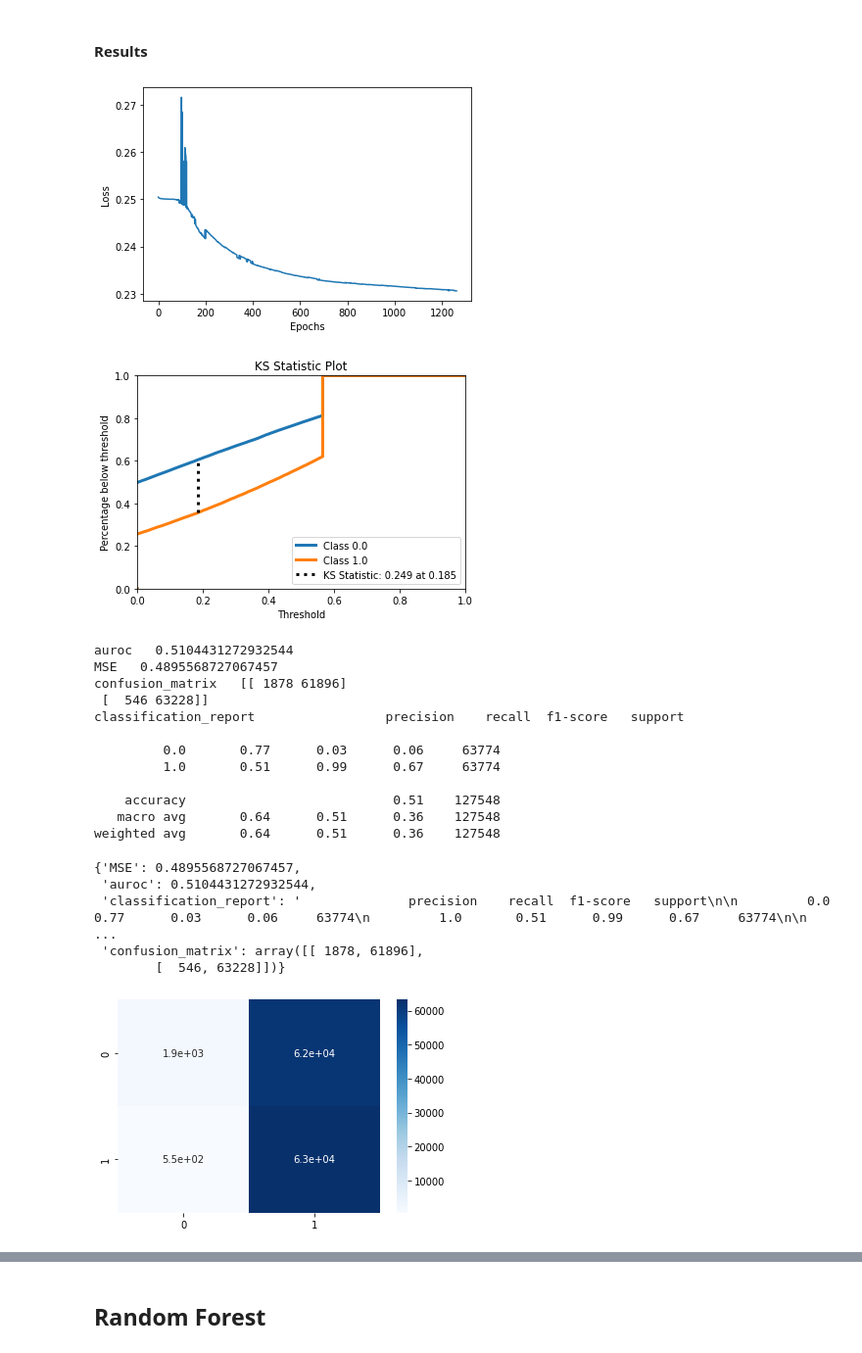
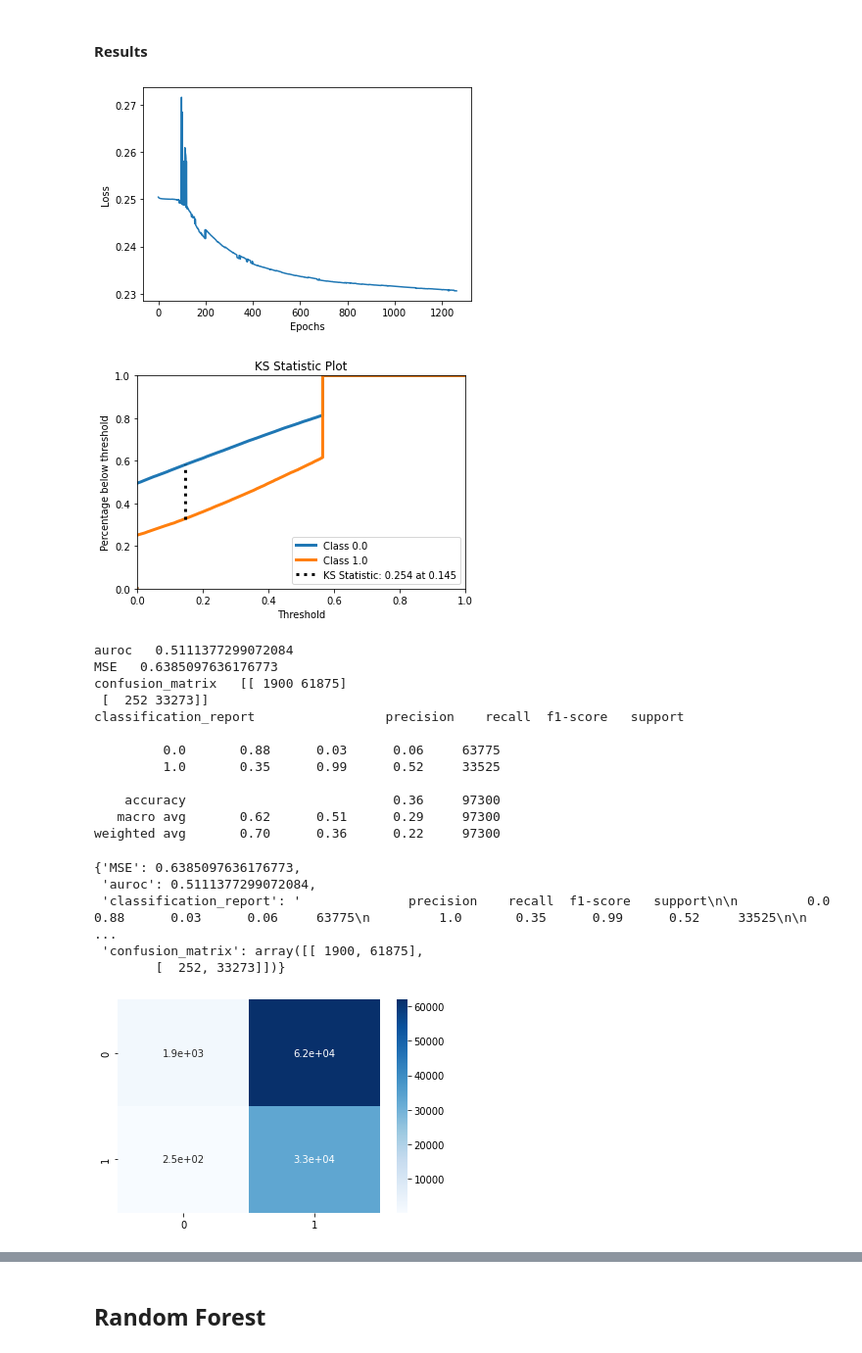
Before and after one commit to pietromasur/credit-risk-analysis, a Jupyter notebook: credit_risk_analysis.ipynb, the cells around one changed output, grey strips where cells are left out. Shown: that part at 98% size. Saved outputs shown, nothing was run; the diff lists cells and outputs as text; code cells hidden in the pictures.

```diff
--- a/credit_risk_analysis.ipynb
+++ b/credit_risk_analysis.ipynb
@@ -425,33 +425,33 @@ for optim in optimizers:
 # %%
 train_loader = DataLoader(train_data, 128)
 test_loader = DataLoader(test_data, 128)
 validation_loader = DataLoader(validation_data, 128)
 model = MLP(244, 5, 1, torch.nn.ReLU())
 model.load_state_dict(torch.load("gdrive/MyDrive/models_backup/model_last_optim_adagrad_criterion_MSE_lr_0.0005_num_hidden_1_num_neuron_5_activationReLU().pt"))
-loss, (all_targets, all_preds, all_preds_proba) = test(model, validation_loader, 'cross_entropy')
+loss, (all_targets, all_preds, all_preds_proba) = test(model, test_loader, 'cross_entropy')
 plotLossGraph("gdrive/MyDrive/models_backup/losses__optim_adagrad_criterion_MSE_lr_0.0005_num_hidden_1_num_neuron_5_activationReLU().pt.csv")
 get_metrics(all_targets, all_preds, all_preds_proba)
 # %% [output]
 [figure]
-[figure, old version]
+[figure, new version]
-auroc   0.5104431272932544
-MSE   0.4895568727067457
-confusion_matrix   [[ 1878 61896]
- [  546 63228]]
+auroc   0.5111377299072084
+MSE   0.6385097636176773
+confusion_matrix   [[ 1900 61875]
+ [  252 33273]]
 classification_report                 precision    recall  f1-score   support
 
-         0.0       0.77      0.03      0.06     63774
-         1.0       0.51      0.99      0.67     63774
+         0.0       0.88      0.03      0.06     63775
+         1.0       0.35      0.99      0.52     33525
 
-    accuracy                           0.51    127548
-   macro avg       0.64      0.51      0.36    127548
-weighted avg       0.64      0.51      0.36    127548
+    accuracy                           0.36     97300
+   macro avg       0.62      0.51      0.29     97300
+weighted avg       0.70      0.36      0.22     97300
-{'MSE': 0.4895568727067457,
- 'auroc': 0.5104431272932544,
- 'classification_report': '              precision    recall  f1-score   support\n\n         0.0       0.77      0.03      0.06     63774\n         1.0       0.51      0.99      0.67     63774\n\n     ...
- 'confusion_matrix': array([[ 1878, 61896],
-        [  546, 63228]])}
+{'MSE': 0.6385097636176773,
+ 'auroc': 0.5111377299072084,
+ 'classification_report': '              precision    recall  f1-score   support\n\n         0.0       0.88      0.03      0.06     63775\n         1.0       0.35      0.99      0.52     33525\n\n     ...
+ 'confusion_matrix': array([[ 1900, 61875],
+        [  252, 33273]])}
-[figure, old version]
+[figure, new version]
 # %%
 model = MLP(244, 5, 2, torch.nn.ReLU())
 model.load_state_dict(torch.load("gdrive/MyDrive/models_backup/model_last_optim_adagrad_criterion_MSE_lr_0.0005_num_hidden_2_num_neuron_5_activationReLU() (12).pt"))
```
Also changed, not shown: parts of 3 cells of this notebook.
